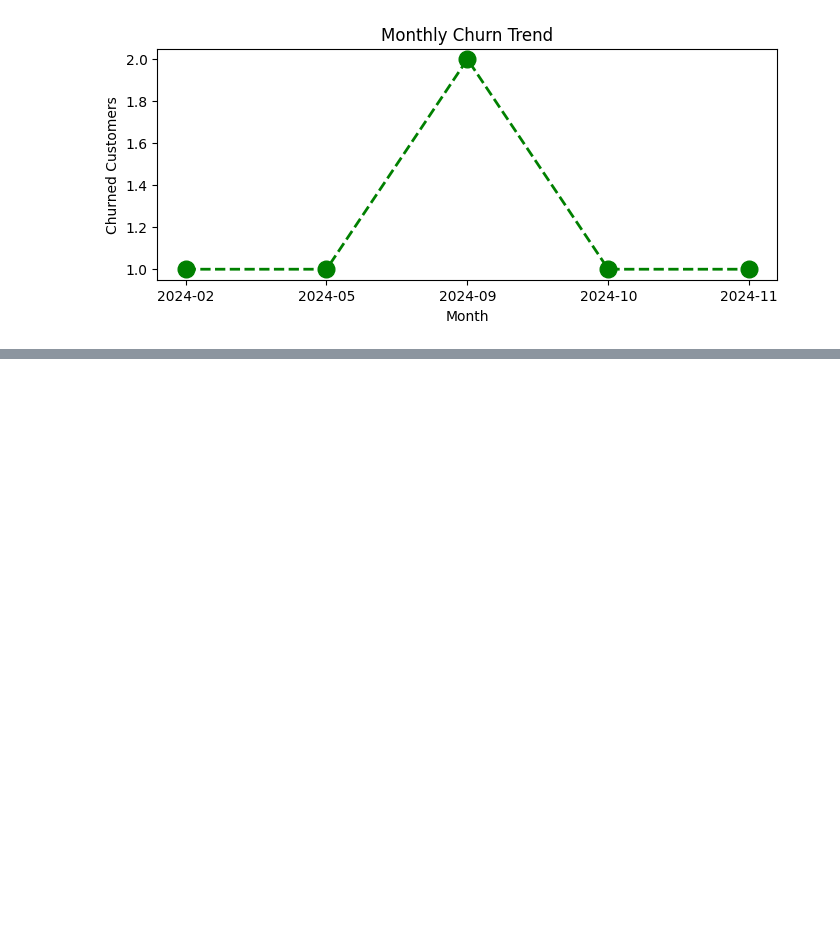
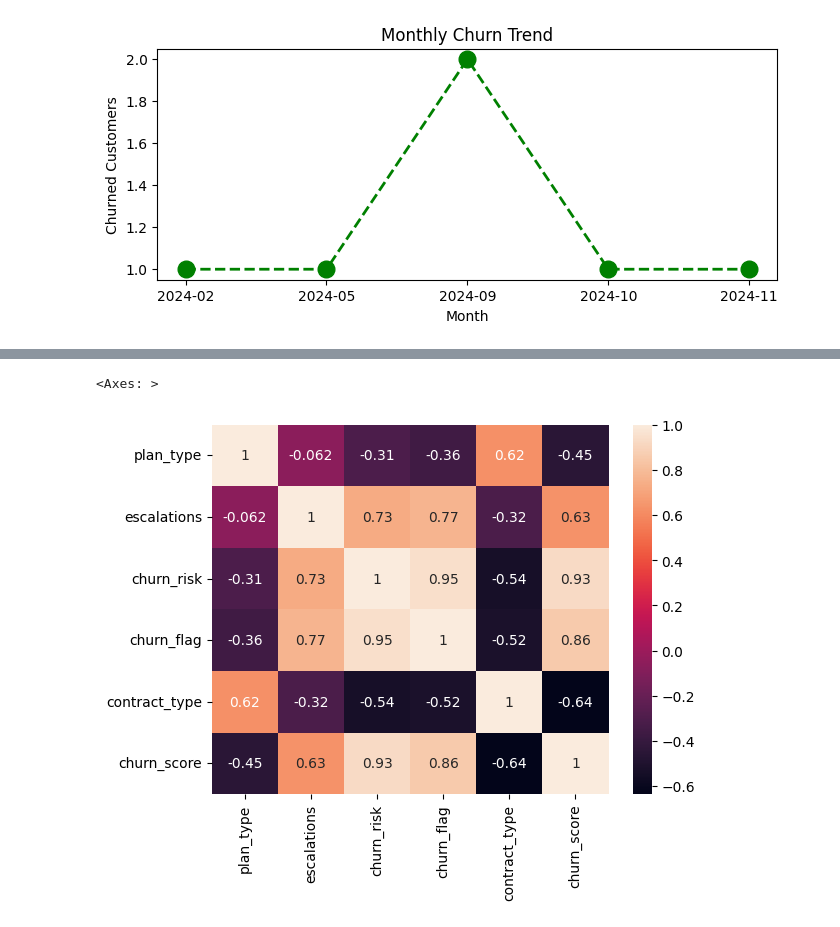
Before and after one commit to suryakant565/churn_analysis, a Jupyter notebook: notebook/Visualization_using_Matplotlib.ipynb, the cells around one changed output, grey strips where cells are left out. Drawn from its saved outputs; the diff is of its cells as text; code cells hidden in the pictures; blank space fills up the shorter version.

```diff
--- a/notebook/Visualization_using_Matplotlib.ipynb
+++ b/notebook/Visualization_using_Matplotlib.ipynb
@@ -33,0 +75,20 @@ plt.show()
+# %%
+# Heatmap (Correlation Matrix)
+
+# 1. encoding - based on priority
+df_encoded = df[['plan_type','escalations','churn_risk','churn_flag','contract_type','churn_score']]
+
+order_mapping = {
+    'plan_type' : ['Basic','Standard','Premium'],
+    'contract_type' : ['Monthly','Annual'],
+    'churn_risk' : ['low','med','high']
+}
+
+for col , order in order_mapping.items():
+    df_encoded[col] = pd.Categorical(df_encoded[col].astype('category'),categories=order , ordered=True).codes
+
+# 2. Heatmap - using seaborn
+sns.heatmap(df_encoded.corr(), annot=True)
+# %% [output]
+<Axes: >
+[figure, added]
```
Also changed, not shown: parts of 7 cells of this notebook.
